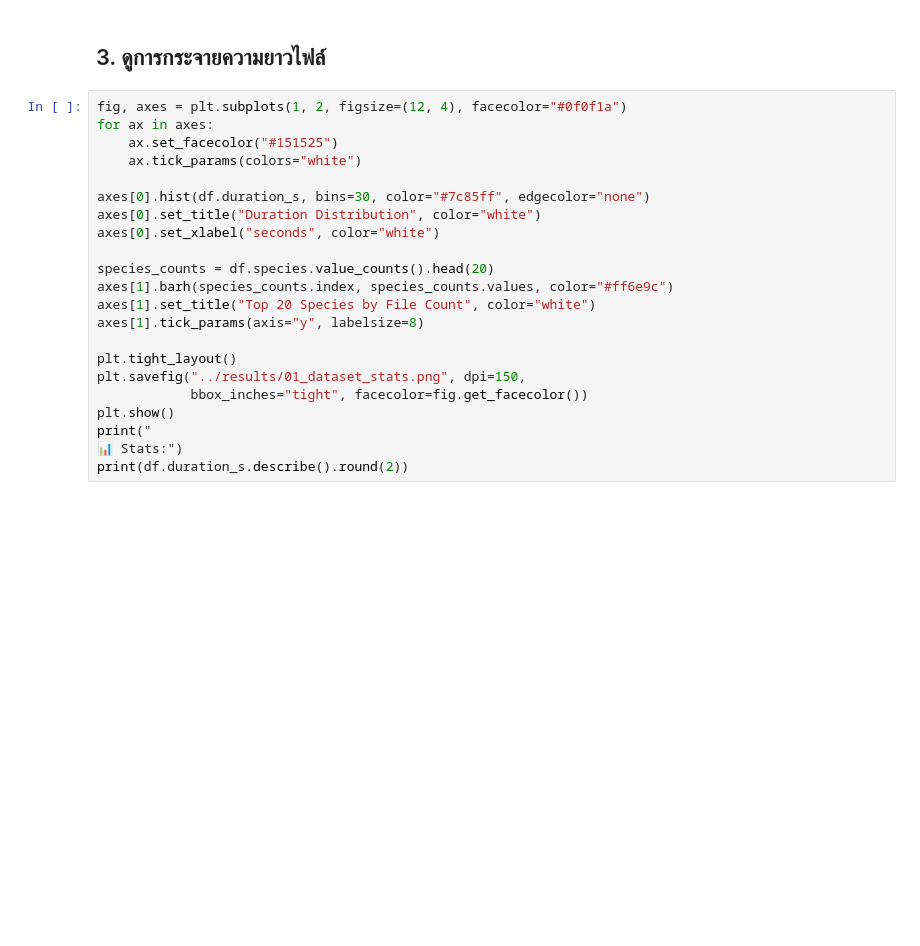
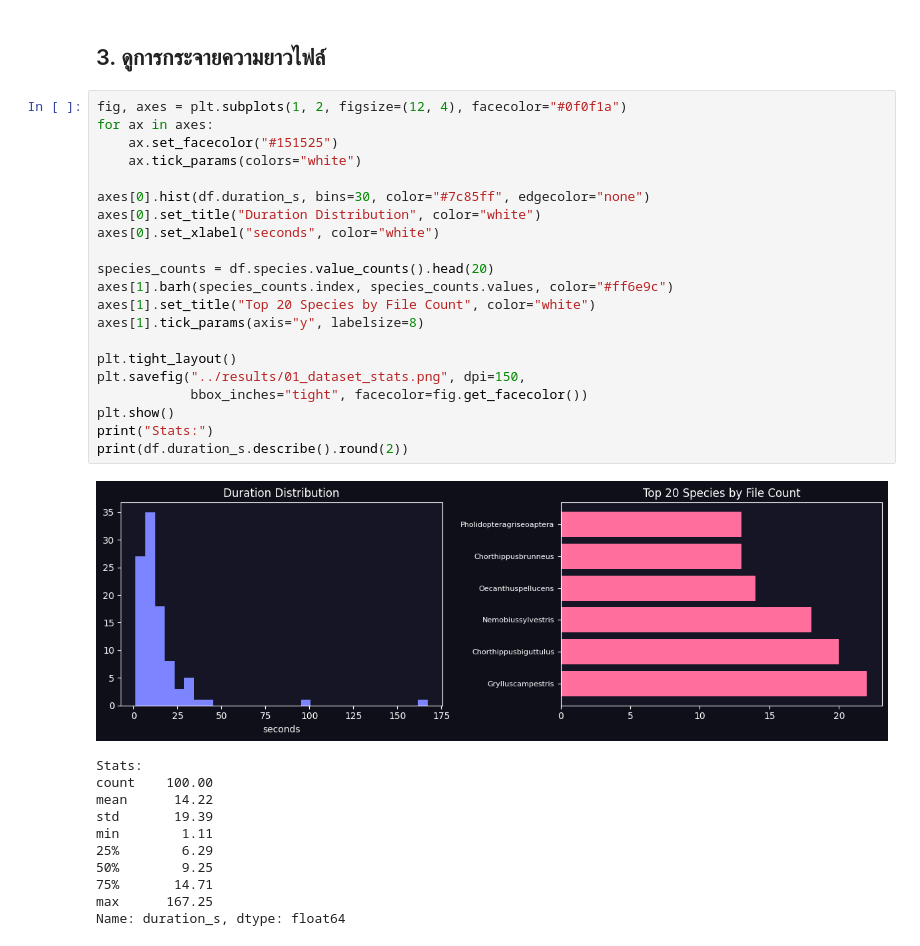
Before and after one commit to Entity014/cricket_perception, a Jupyter notebook: notebooks/01_explore_dataset.ipynb, the cells around one changed output. Cells and saved outputs as stored; diff of their text form; blank space fills up the shorter version.

```diff
--- a/notebooks/01_explore_dataset.ipynb
+++ b/notebooks/01_explore_dataset.ipynb
@@ -90,22 +107,33 @@ plt.show()
 # %%
 fig, axes = plt.subplots(1, 2, figsize=(12, 4), facecolor="#0f0f1a")
 for ax in axes:
     ax.set_facecolor("#151525")
     ax.tick_params(colors="white")
 
 axes[0].hist(df.duration_s, bins=30, color="#7c85ff", edgecolor="none")
 axes[0].set_title("Duration Distribution", color="white")
 axes[0].set_xlabel("seconds", color="white")
 
 species_counts = df.species.value_counts().head(20)
 axes[1].barh(species_counts.index, species_counts.values, color="#ff6e9c")
 axes[1].set_title("Top 20 Species by File Count", color="white")
 axes[1].tick_params(axis="y", labelsize=8)
 
 plt.tight_layout()
 plt.savefig("../results/01_dataset_stats.png", dpi=150,
             bbox_inches="tight", facecolor=fig.get_facecolor())
 plt.show()
-print("
-📊 Stats:")
+print("Stats:")
 print(df.duration_s.describe().round(2))
+# %% [output]
+[figure, added]
+Stats:
+count    100.00
+mean      14.22
+std       19.39
+min        1.11
+25%        6.29
+50%        9.25
+75%       14.71
+max      167.25
+Name: duration_s, dtype: float64
```
Also changed, not shown: parts of 3 cells of this notebook, 27 other files.
